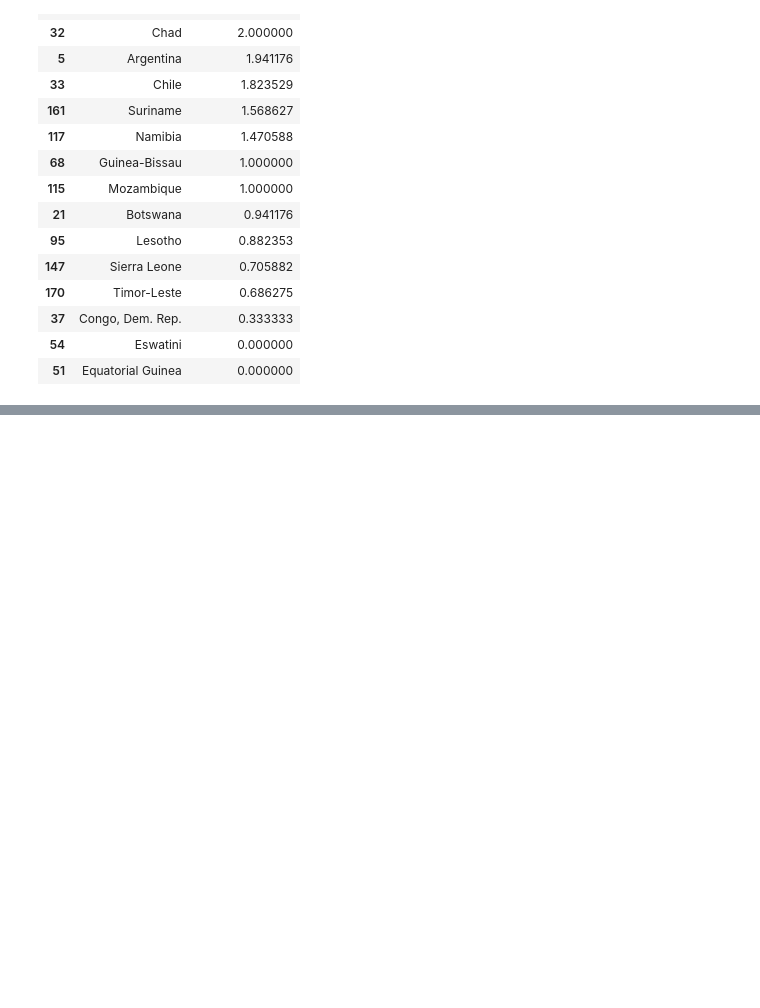
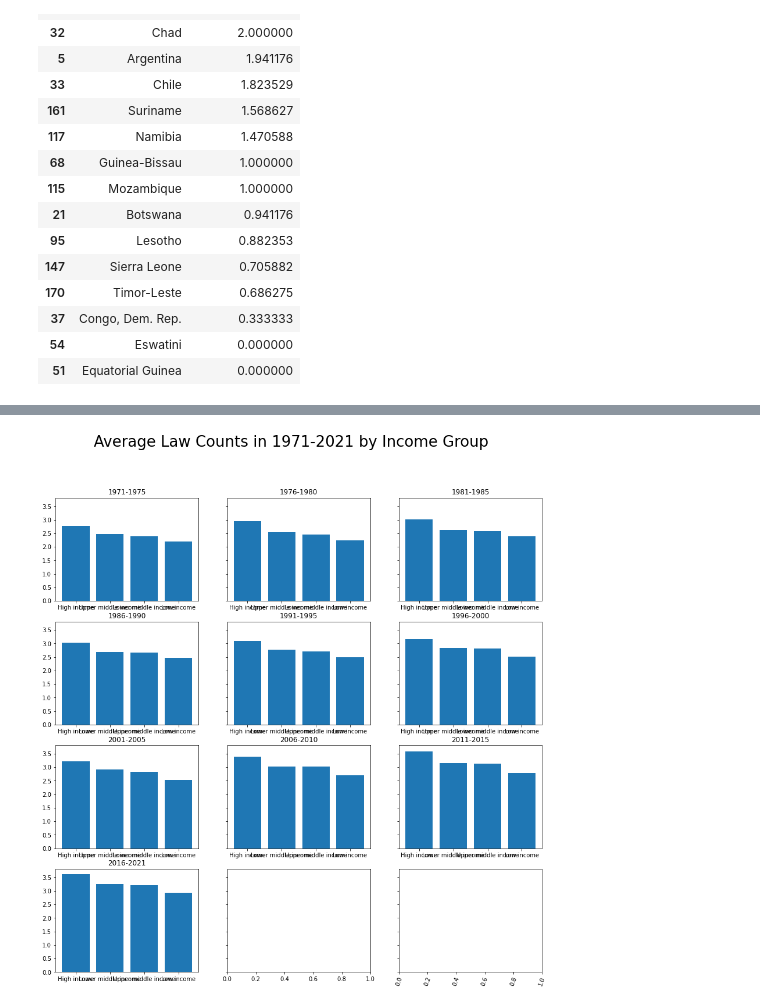
Before and after one commit to AnnikaBock65/Female_Entrepreneurship, a Jupyter notebook: notebooks/law_count_number.ipynb, the cells around one changed output, grey strips where cells are left out. Drawn from its saved outputs; the diff is of its cells as text; code cells hidden in the pictures; blank space fills up the shorter version.

Commit message:
save average law count visual

```diff
--- a/notebooks/law_count_number.ipynb
+++ b/notebooks/law_count_number.ipynb
@@ -370,0 +495,4 @@ average_law_count_by_economy
+# %%
+df_average_2001 = average_law_count_by_income_period.loc[average_law_count_by_income_period['period'] == '2001-2005']
+df_average_2001 = df_average_2001.sort_values(by = 'total_law_counts', ascending = False)
+df_average_2001
@@ -370,0 +505,4 @@ average_law_count_by_economy
+# %%
+df_average_2006 = average_law_count_by_income_period.loc[average_law_count_by_income_period['period'] == '2006-2010']
+df_average_2006 = df_average_2006.sort_values(by = 'total_law_counts', ascending = False)
+df_average_2006
@@ -370,0 +515,4 @@ average_law_count_by_economy
+# %%
+df_average_2011 = average_law_count_by_income_period.loc[average_law_count_by_income_period['period'] == '2011-2015']
+df_average_2011 = df_average_2011.sort_values(by = 'total_law_counts', ascending = False)
+df_average_2011
@@ -370,0 +525,4 @@ average_law_count_by_economy
+# %%
+df_average_2016 = average_law_count_by_income_period.loc[average_law_count_by_income_period['period'] == '2016-2021']
+df_average_2016 = df_average_2016.sort_values(by = 'total_law_counts', ascending = False)
+df_average_2016
@@ -370,0 +535,53 @@ average_law_count_by_economy
+# %%
+fig, ((ax1, ax2, ax3), (ax4, ax5, ax6), (ax7, ax8, ax9), (ax10, ax11, ax12)) = plt.subplots(nrows = 4, ncols = 3, sharey=True, figsize=(15,15))
+#fig.subplots_adjust(wspace=0.05)
+#plt.figure(figsize=(25,45))
+fig.suptitle('Average Law Counts in 1971-2021 by Income Group', fontsize=26)
+ax1.set_title('1971-1975')
+ax1.bar(df_average_1971.Income_group, df_average_1971.total_law_counts)#, color='green',edgecolor='black', label='28,501')
+#ax1.set_xticks(range(1,31, 1))
+
+ax2.bar(df_average_1976.Income_group, df_average_1976.total_law_counts)#, edgecolor='black', label='5,972,641')
+ax2.set_title('1976-1980')
+#ax2.axvline(x=25, color='g')
+
+
+ax3.bar(df_average_1981.Income_group, df_average_1981.total_law_counts)
+ax3.set_title('1981-1985')
+
+
+ax4.bar(df_average_1986.Income_group, df_average_1986.total_law_counts)
+ax4.set_title('1986-1990')
+
+
+ax5.bar(df_average_1991.Income_group, df_average_1991.total_law_counts)
+ax5.set_title('1991-1995')
+
+ax6.bar(df_average_1996.Income_group, df_average_1996.total_law_counts)
+ax6.set_title('1996-2000')
+
+
+ax7.bar(df_average_2001.Income_group, df_average_2001.total_law_counts)
+ax7.set_title('2001-2005')
+
+ax8.bar(df_average_2006.Income_group, df_average_2006.total_law_counts)
+ax8.set_title('2006-2010')
+#ax8.axvline(x=7, color='red') # I added a vertical red bar here because they received the highest # of call -93-
+
+ax9.bar(df_average_2011.Income_group, df_average_2011.total_law_counts)
+ax9.set_title('2011-2015')
+
+ax10.bar(df_average_2016.Income_group, df_average_2016.total_law_counts)
+ax10.set_title('2016-2021')
+
+
+#fig.text(0.48, -0.01, 'columns name', fontsize=20, ha='center')
+#fig.text(0.04, 0.5, 'Count', va='center', rotation='vertical', fontsize=20)
+#fig.legend(loc="upper left", fontsize=20)
+#plt.axhline(y=350, linestyle='--', color='red', label = 'Weekday average')
+#plt.axvline(x=38, color='red')
+plt.yticks(fontsize=60)
+plt.xticks(rotation = 70)
+plt.show();
+# %% [output]
+[figure, added]
```
Also changed, not shown: parts of 14 cells of this notebook, 2 other files.
